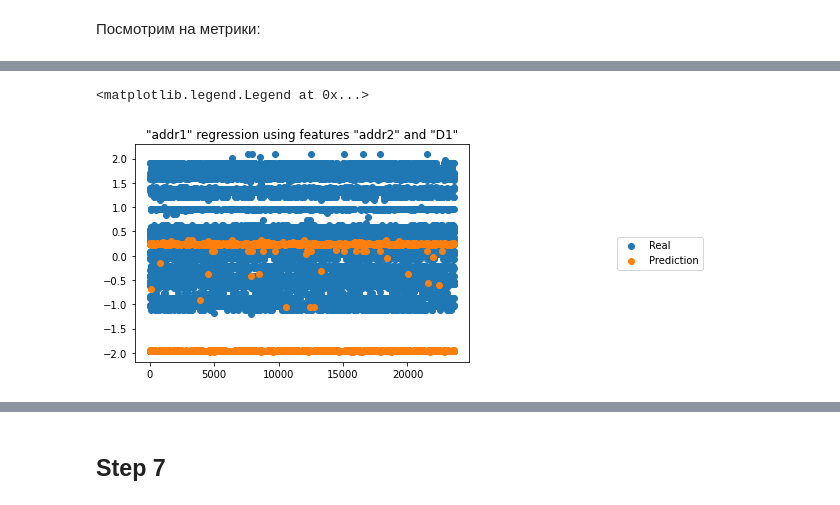
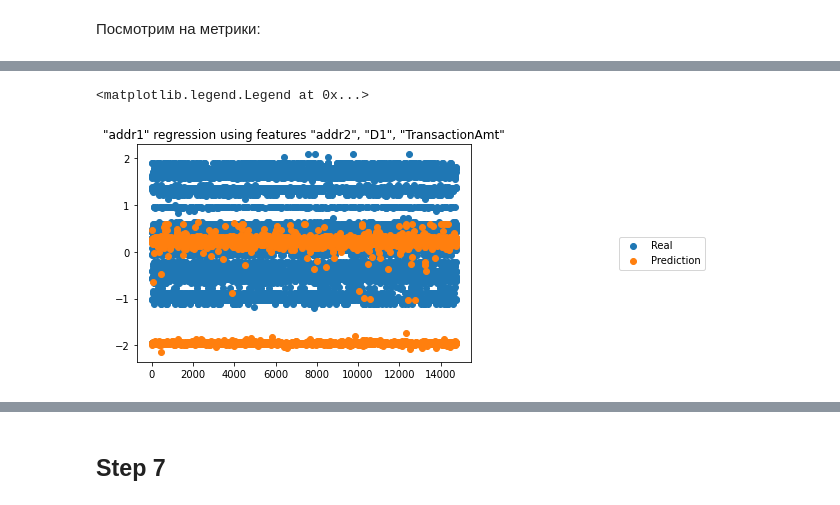
Before and after one commit to glcanvas/data-analysis, a Jupyter notebook: lab_2_statistics.ipynb, the cells around one changed output, grey strips where cells are left out. Cells and saved outputs as stored; diff of their text form; code cells hidden in the pictures.

```diff
--- a/lab_2_statistics.ipynb
+++ b/lab_2_statistics.ipynb
@@ -43,6 +43,10 @@ df.head()
 | 3 | 0 | 87135 | 107.95 | 245.0 | 245.0 | 245.0 | 17359 | 555.0 | 150.0 | 469.0 | ... |
 | 4 | 0 | 87557 | 35.95 | 0.0 | 0.0 | 0.0 | 9785 | 343.0 | 150.0 | 485.0 | ... |
 # %%
-X = df.drop(columns='addr1 D2 V104'.split(' '))
+target_feature = 'addr1'
+to_remove = 'D2 V106 isFraud'.split(' ')
+to_remove.append(target_feature)
+X = df.drop(columns=to_remove)
+to_remove.remove(target_feature)
 X
 # %% [output]
@@ -62,5 +66,5 @@ X
 # %%
-Y = df['addr1']
+Y = df[target_feature]
 Y.head()
 # %% [output]
 0    420.0
@@ -218,0 +257,11 @@ sns.heatmap(corrmat, vmax=1., square=False).xaxis.tick_top()
+# %%
+# Building a correlation matrix of features
+features = list(X.columns)
+data = df[features]
+corrmat = data.corr()
+mask = np.zeros_like(corrmat, dtype=bool)
+mask[np.triu_indices_from(mask)] = True
+
+f, ax = plt.subplots(figsize=(10, 10))
+
+sns.heatmap(corrmat, mask = mask, annot=True, fmt= '.1f', ax = ax, cmap = 'Blues')
@@ -280,28 +332,28 @@ Mean Square Error: 9291.98815
 # %%
 scaler = StandardScaler()
-X = pd.DataFrame(scaler.fit_transform(X))
+X_new_enhanced = pd.DataFrame(scaler.fit_transform(X))
 scaler = StandardScaler()
 Y_new = pd.DataFrame(scaler.fit_transform(np.array(Y).reshape((-1, 1))))
 
-X_train, X_test, y_train, y_test = train_test_split(X_new, Y_new, test_size=0.4, random_state=42)
+X_train, X_test, y_train, y_test = train_test_split(X_new_enhanced, Y_new, test_size=0.25, random_state=42)
 
 poly = PolynomialFeatures(2)
 X_train_new = poly.fit_transform(X_train)
 poly = PolynomialFeatures(2)
 X_test_new = poly.fit_transform(X_test)
-reg = LinearRegression(normalize=True)
+reg = LinearRegression()
 reg.fit(X_train_new, y_train)
 y_pred_poly = reg.predict(X_test_new)
-X_new_poly = poly.fit_transform(X_new)
+X_new_poly = poly.fit_transform(X_new_enhanced)
 y_pred_poly_all = reg.predict(X_new_poly)
 # %%
 plt.scatter([i for i in range(len(X_test_new))], y_test, label = u'Real')
 plt.scatter([i for i in range(len(X_test_new))], y_pred_poly, label = u'Prediction')
-plt.title('"addr1" regression using features "addr2" and "D1"')
+plt.title(f'"{target_feature}" regression using features "addr2", "D1", "TransactionAmt"')
 plt.legend(loc="center right",borderaxespad=0.1, bbox_to_anchor=(1.7, 0.5))
 # %% [output]
 <matplotlib.legend.Legend at 0x...>
-[figure, old version]
+[figure, new version]
 # %%
 mae_poly = mean_absolute_error(y_test, y_pred_poly)
 mse_poly = mean_squared_error(y_test, y_pred_poly)
```
Also changed, not shown: parts of 33 cells of this notebook.
